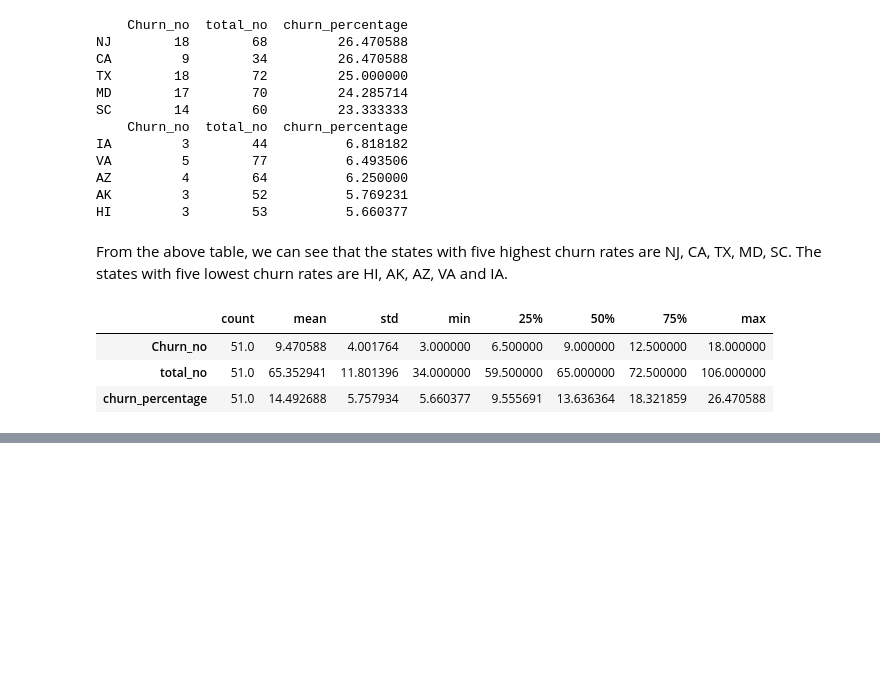
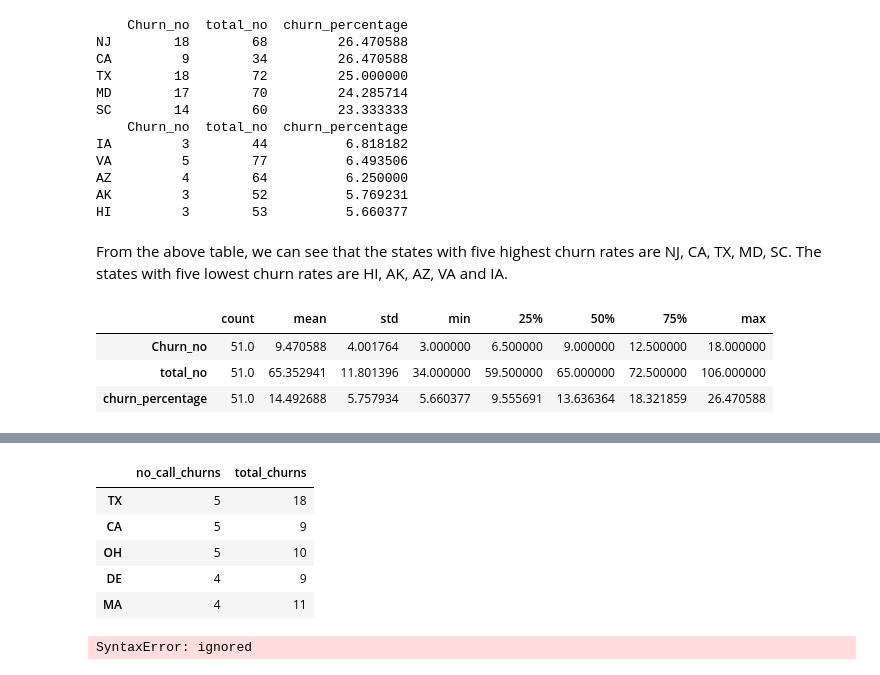
Before and after one commit to Ashvin-Vargez/Telecom-Churn-Analysis-EDA-Project-, a Jupyter notebook: eda_Telecom_Churn_Analysis_Capstone_Project.ipynb, the cells around one changed output, grey strips where cells are left out. Drawn from its saved outputs; the diff is of its cells as text; code cells hidden in the pictures; blank space fills up the shorter version.

```diff
--- a/eda_Telecom_Churn_Analysis_Capstone_Project.ipynb
+++ b/eda_Telecom_Churn_Analysis_Capstone_Project.ipynb
@@ -280,3 +295,18 @@ df_no_call_churn
+# %%
+no_call_churn_percent.rename(columns = {'State_x':' no_call_churns', 'State_y':'total_churns'}, inplace = True)
+no_call_churn_percent.head()
+# %% [output]
+|  | no_call_churns | total_churns |
+| TX | 5 | 18 |
+| CA | 5 | 9 |
+| OH | 5 | 10 |
+| DE | 4 | 9 |
+| MA | 4 | 11 |
+# %%
+no_call_churn_percent['percent']= (no_call_churn_percent[['no_call_churns']]/no_call_churn_percent[['total_churns']])*100)
+no_call_churn_percent
+# %% [output]
+SyntaxError: ignored
 # %%
 #binning into categories to classify and make comparisons
 # see which state, plan type, total day minutes, total day calls , charges etc
```
Also changed, not shown: parts of 5 cells of this notebook.
